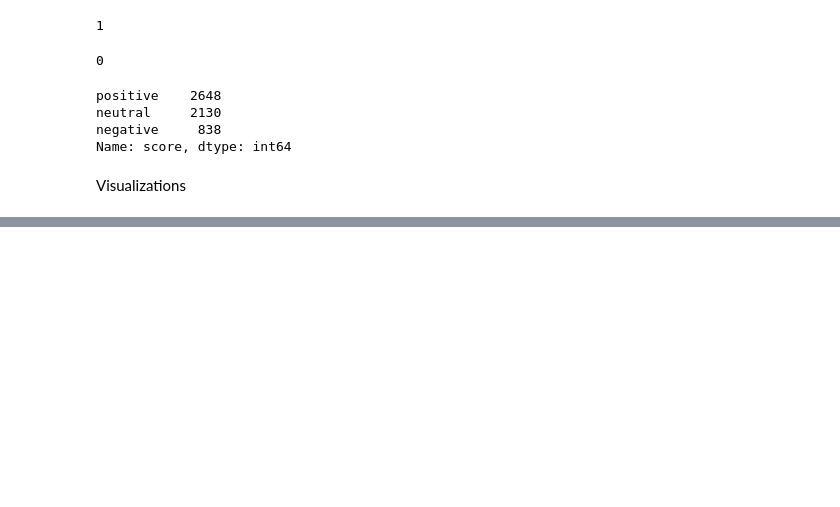
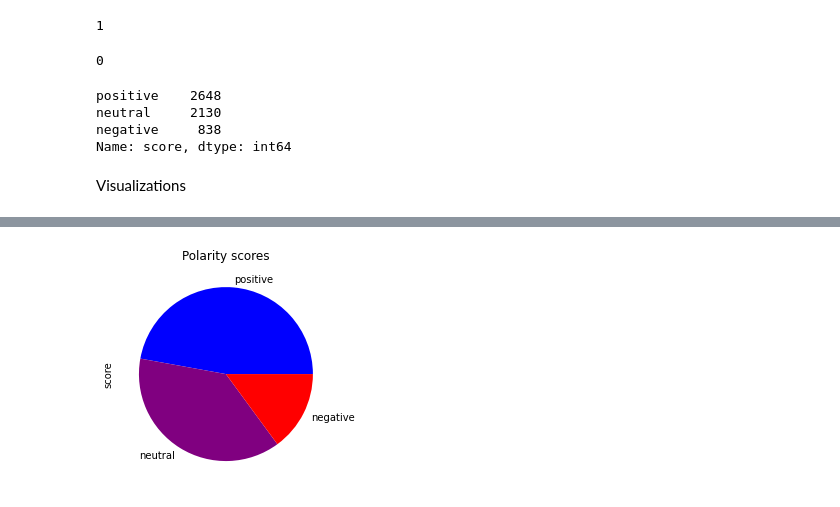
Before and after one commit to davidnene/Twitter-Data-Analysis, a Jupyter notebook: Data_Mining_Project_Challenge__Day2.ipynb, the cells around one changed output, grey strips where cells are left out. Cells and saved outputs as stored; diff of their text form; code cells hidden in the pictures; blank space fills up the shorter version.

Commit message:
add pie chart

```diff
--- a/Data_Mining_Project_Challenge__Day2.ipynb
+++ b/Data_Mining_Project_Challenge__Day2.ipynb
@@ -319 +318,8 @@ Text(0, 0.5, 'count')
 [figure]
+# %%
+#pie chart
+labels = ['positive', 'neutral','negative']
+cleanTweet['score'].value_counts().plot(kind='pie',labels=labels, colors = colors)
+plt.title('Polarity scores');
+# %% [output]
+[figure, added]
```
Also changed, not shown: parts of 1 cell of this notebook.
